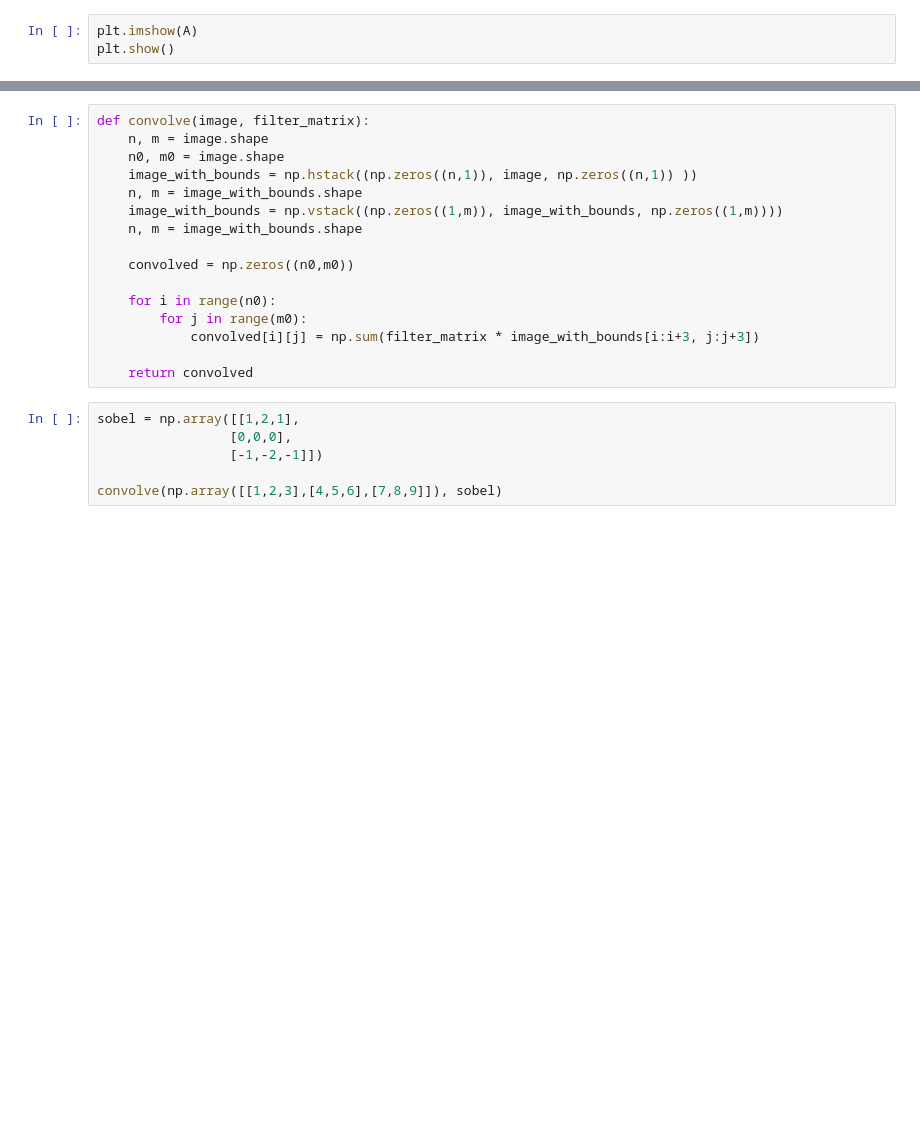
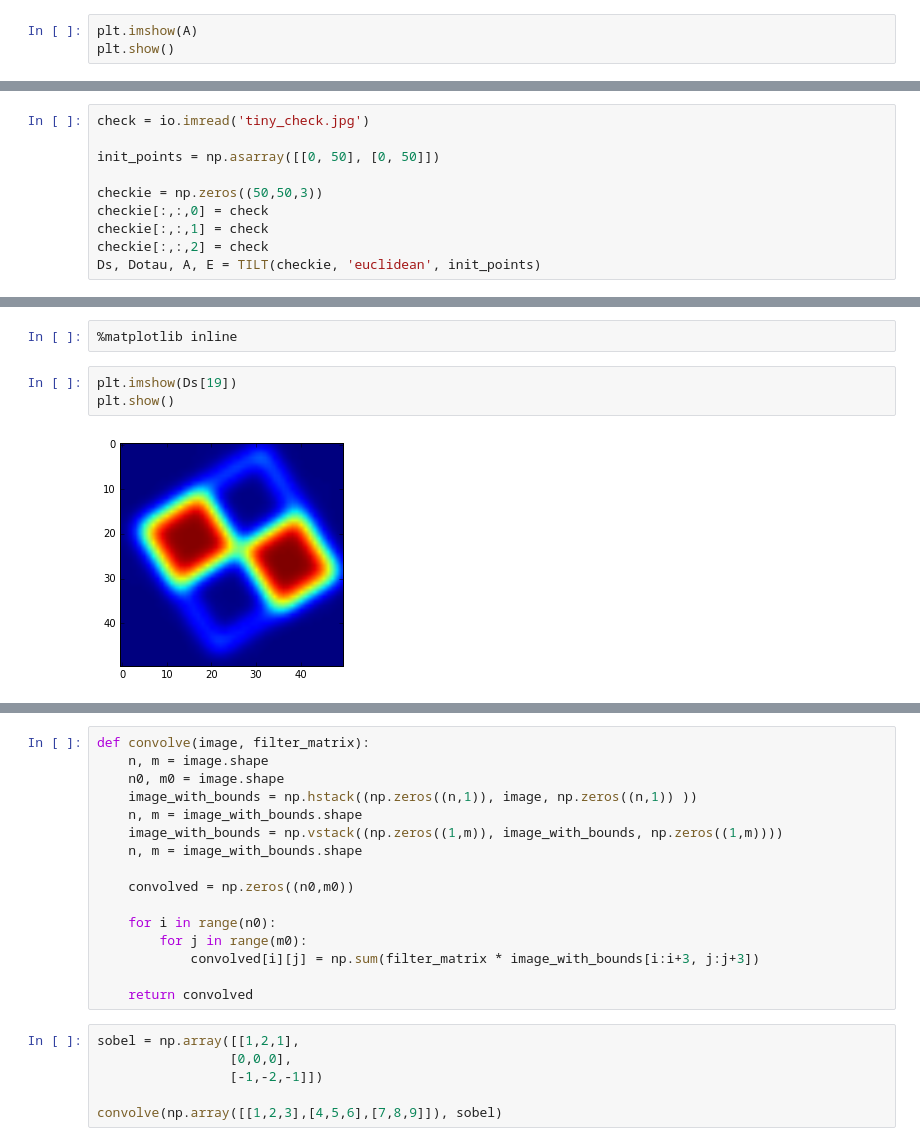
Before and after one commit to AntonRykachevskiy/linalg, a Jupyter notebook: Untitled.ipynb, the cells around one changed output, grey strips where cells are left out. Cells and saved outputs as stored; diff of their text form; blank space fills up the shorter version.

```diff
--- a/Untitled.ipynb
+++ b/Untitled.ipynb
@@ -176,0 +155,10 @@ DS, Dotau, A, E = TILT(checkie, 'euclidean', init_points)
+# %%
+check = io.imread('tiny_check.jpg')
+
+init_points = np.asarray([[0, 50], [0, 50]])
+
+checkie = np.zeros((50,50,3))
+checkie[:,:,0] = check
+checkie[:,:,1] = check
+checkie[:,:,2] = check
+Ds, Dotau, A, E = TILT(checkie, 'euclidean', init_points)
@@ -176,0 +183,7 @@ DS, Dotau, A, E = TILT(checkie, 'euclidean', init_points)
+# %%
+%matplotlib inline
+# %%
+plt.imshow(Ds[19])
+plt.show()
+# %% [output]
+[figure, added]
```
Also changed, not shown: parts of 16 cells of this notebook, 10 other files.
